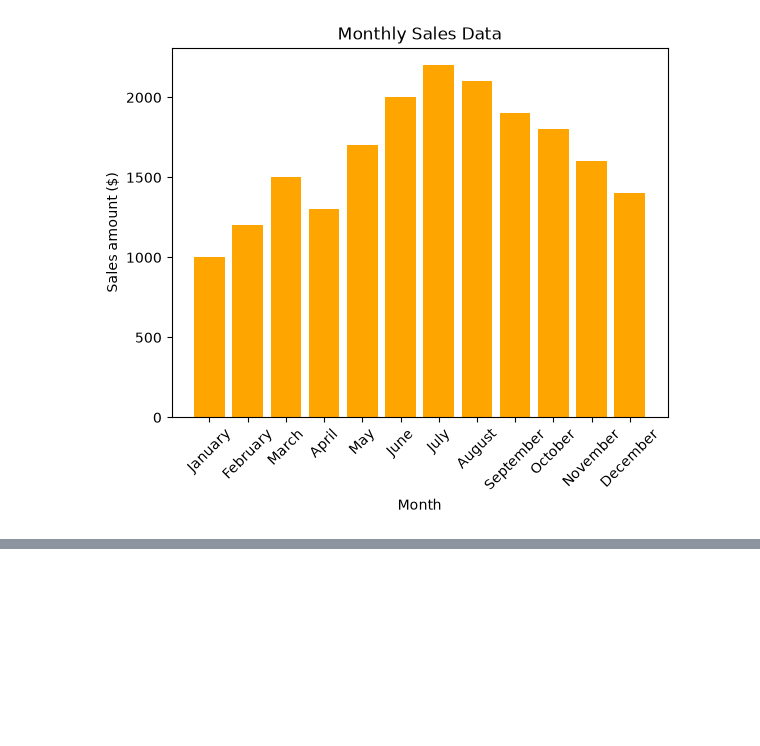
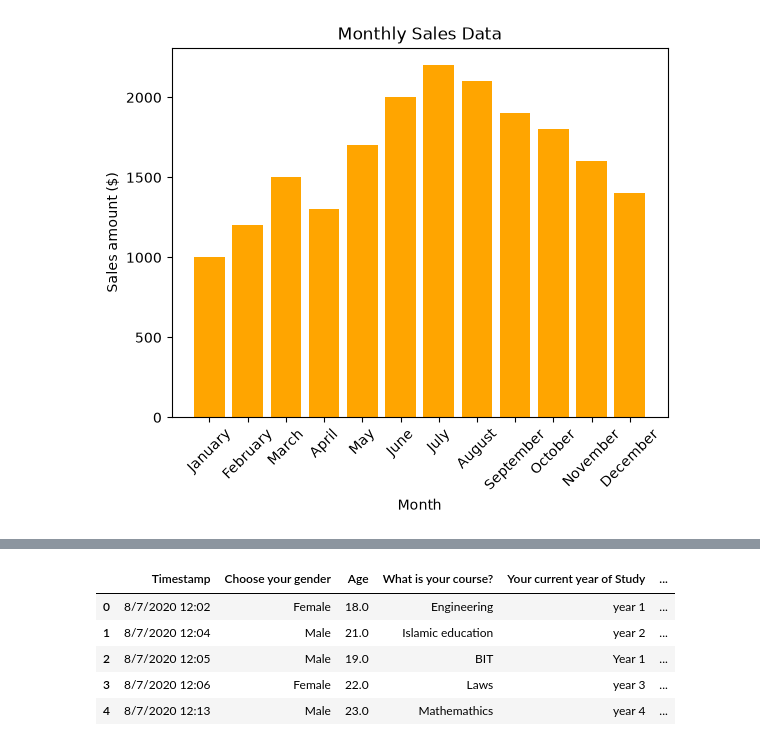
Before and after one commit to elem86/DI-Bootcamp, a Jupyter notebook: Week5/Day4/exercises.ipynb, the cells around one changed output, grey strips where cells are left out. Drawn from its saved outputs; the diff is of its cells as text; code cells hidden in the pictures; blank space fills up the shorter version.

```diff
--- a/Week5/Day4/exercises.ipynb
+++ b/Week5/Day4/exercises.ipynb
@@ -82,0 +102,9 @@ plt.xticks(rotation=45)
+# %%
+df.head()
+# %% [output]
+|  | Timestamp | Choose your gender | Age | What is your course? | Your current year of Study | ... |
+| 0 | 8/7/2020 12:02 | Female | 18.0 | Engineering | year 1 | ... |
+| 1 | 8/7/2020 12:04 | Male | 21.0 | Islamic education | year 2 | ... |
+| 2 | 8/7/2020 12:05 | Male | 19.0 | BIT | Year 1 | ... |
+| 3 | 8/7/2020 12:06 | Female | 22.0 | Laws | year 3 | ... |
+| 4 | 8/7/2020 12:13 | Male | 23.0 | Mathemathics | year 4 | ... |
```
Also changed, not shown: parts of 14 cells of this notebook.
